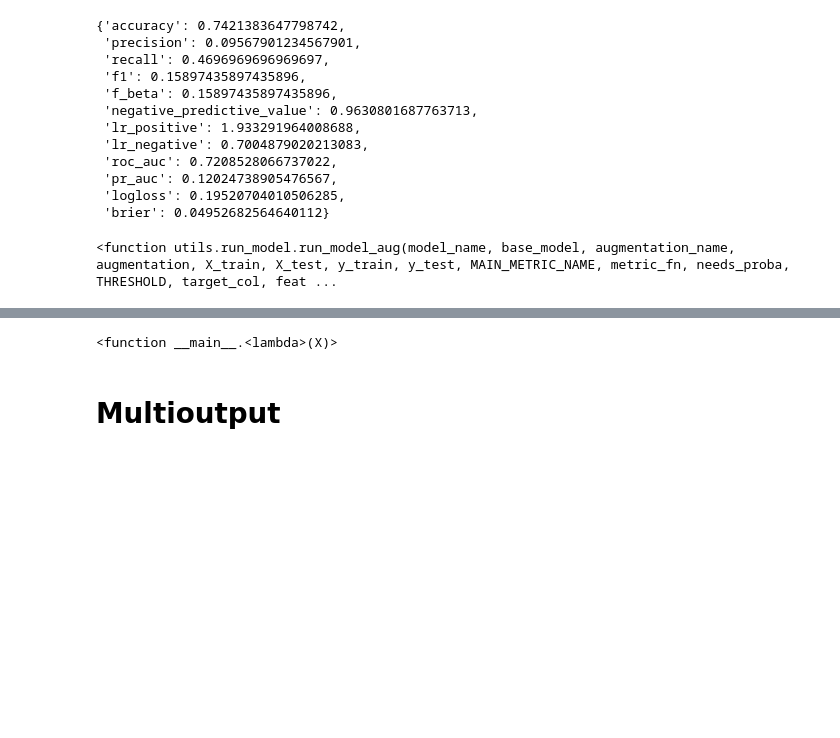
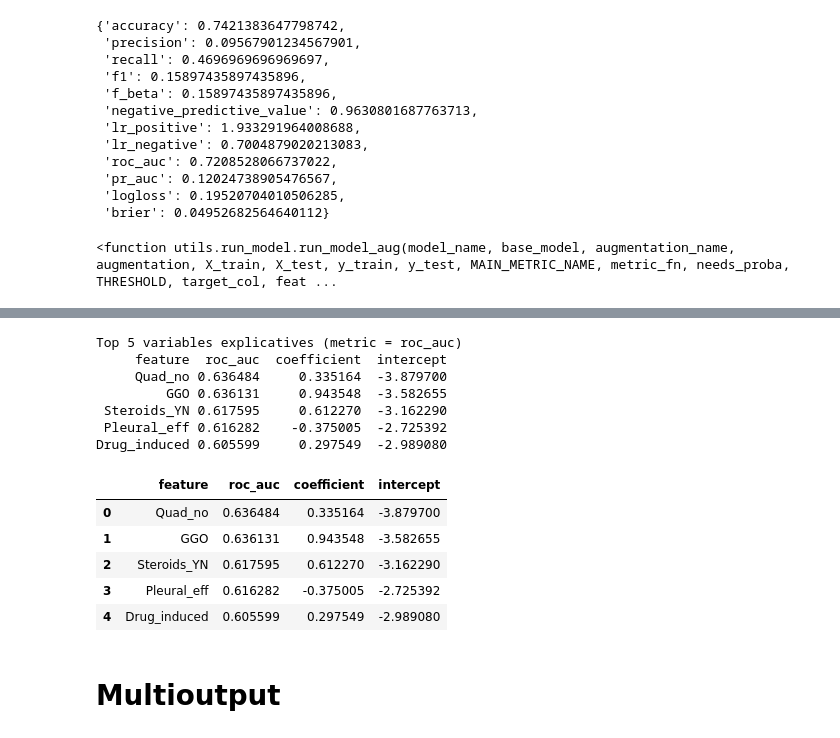
Before and after one commit to Romain-Forte/respiratory_diagnostics, a Jupyter notebook: dev_algo.ipynb, the cells around one changed output, grey strips where cells are left out. Saved outputs shown, nothing was run; the diff lists cells and outputs as text; code cells hidden in the pictures; blank space fills up the shorter version.

```diff
--- a/dev_algo.ipynb
+++ b/dev_algo.ipynb
@@ -943,8 +985,26 @@ Impossible de calculer reject_n_lowest_correct : invalid index to scalar variabl
 # %%
-
-lambda X: (any([X[feature_hemato] > 0 for feature_hemato in features_hemato]))
+sys.modules.pop('utils.log_reg',None)
+from utils.log_reg import run_univariate_log_reg
+metrics = get_metric()
+MAIN_METRIC_NAME = 'roc_auc'
+target_col = 'Pneumocystis jirovecii infection'
+metric_entry = metrics[MAIN_METRIC_NAME]
+metric_fn = metric_entry["metric_fn"]
+run_univariate_log_reg(df_features_clean, df_labels_fusion, target_col, metric_fn=metric_fn)
 # %% [output]
-<function __main__.<lambda>(X)>
+Top 5 variables explicatives (metric = roc_auc)
+     feature  roc_auc  coefficient  intercept
+     Quad_no 0.636484     0.335164  -3.879700
+         GGO 0.636131     0.943548  -3.582655
+ Steroids_YN 0.617595     0.612270  -3.162290
+ Pleural_eff 0.616282    -0.375005  -2.725392
+Drug_induced 0.605599     0.297549  -2.989080
+|  | feature | roc_auc | coefficient | intercept |
+| 0 | Quad_no | 0.636484 | 0.335164 | -3.879700 |
+| 1 | GGO | 0.636131 | 0.943548 | -3.582655 |
+| 2 | Steroids_YN | 0.617595 | 0.612270 | -3.162290 |
+| 3 | Pleural_eff | 0.616282 | -0.375005 | -2.725392 |
+| 4 | Drug_induced | 0.605599 | 0.297549 | -2.989080 |
 # %%
 import huggingface_hub
 huggingface_hub.login()
```
Also changed, not shown: parts of 5 cells of this notebook, 11 other files.
